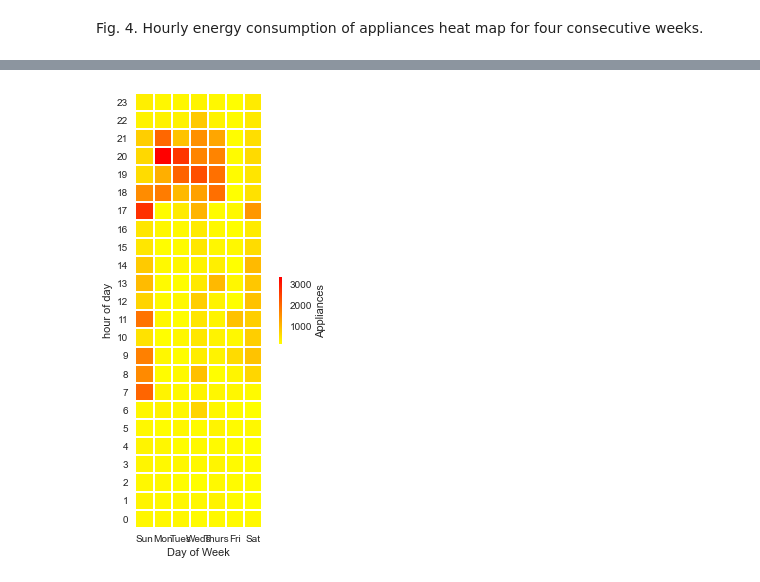
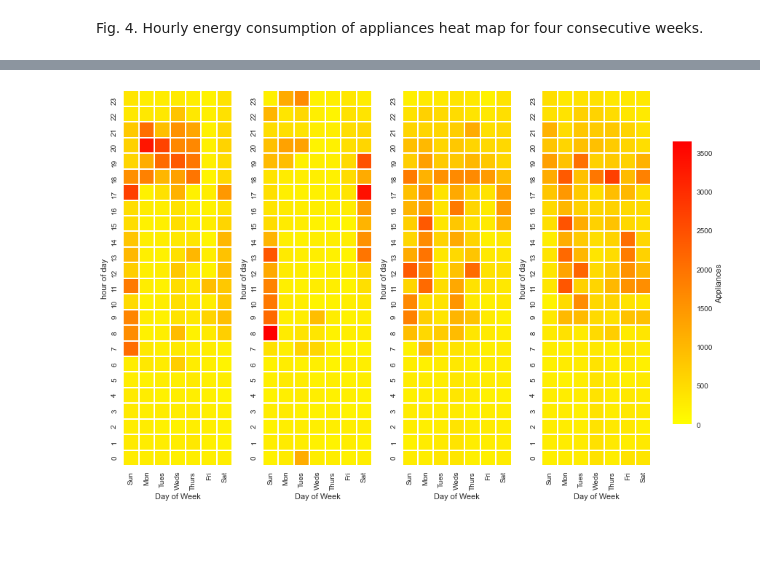
Before and after one commit to mona-piya/DS-portfolio-s1-2021-MonaMunegan, a Jupyter notebook: Portfolio 2.ipynb, the cells around one changed output, grey strips where cells are left out. Saved outputs shown, nothing was run; the diff lists cells and outputs as text; code cells hidden in the pictures; blank space fills up the shorter version.

Commit message:
Added 4 weeks heatmap

```diff
--- a/Portfolio 2.ipynb
+++ b/Portfolio 2.ipynb
@@ -239,10 +200,3 @@ Hourly_data
 #start, end = '2016-01-17', '2016-02-06' #date rage on pdf
 #start, end = '2016-03-01', '2016-03-28'
 #Hourly.loc[start:end]
-# %%
-start, end = '2016-01-17', '2016-01-23'
-Hourly_data=Hourly_data.loc[start:end]
-
-#reshape the data in long form to wide form using Pandas’s pivot_table() function.
-heatmap_data = pd.pivot_table(Hourly_data, values='Houly_App', index=['Hour_of_day'], columns='Days')
-heatmap_data
@@ -268,19 +203,52 @@ heatmap_data
-# %%
-#create list 'Hours' to store the reverse sorted of Hour_of_day
-Hours=Hourly_data.Hour_of_day.unique().tolist()
-Hours=sorted(Hours, reverse=True)
-#print(Hours)
-
-heatmap_data=heatmap_data.loc[Hours]
-plt.figure(figsize=(6,8))
-g=sns.heatmap(heatmap_data, cmap='autumn_r',square=True,
-              cbar_kws={'fraction' : 0.01, 'label': 'Appliances'}, linewidth=1).set(xlabel='Day of Week', ylabel='hour of day')
-
-
-
-plt.xticks(rotation=0)
-plt.yticks(rotation=0)
-
-plt.show()
-# %% [output]
-[figure, removed]
+# %%
+Week1 = Hourly_data.loc['2016-01-17':'2016-01-23']
+Week2 = Hourly_data.loc['2016-01-24':'2016-01-30']
+Week3 = Hourly_data.loc['2016-01-31':'2016-02-06']
+Week4 = Hourly_data.loc['2016-02-07':'2016-02-13']
+
+#reshape the data in long form to wide form using Pandas’s pivot_table() function.
+heatmap_data1 = pd.pivot_table(Week1, values='Appliances', index=['Hour_of_day'], columns='Days', aggfunc='sum')
+heatmap_data2 = pd.pivot_table(Week2, values='Appliances', index=['Hour_of_day'], columns='Days', aggfunc='sum')
+heatmap_data3 = pd.pivot_table(Week3, values='Appliances', index=['Hour_of_day'], columns='Days', aggfunc='sum')
+heatmap_data4 = pd.pivot_table(Week4, values='Appliances', index=['Hour_of_day'], columns='Days', aggfunc='sum')
+
+#create list 'Hours' to store the reverse sorted of Hour_of_day
+Hours=Hourly_data.Hour_of_day.unique().tolist()
+Hours=sorted(Hours, reverse=True)
+
+heatmap_data1=heatmap_data1.loc[Hours]
+heatmap_data2=heatmap_data2.loc[Hours]
+heatmap_data3=heatmap_data3.loc[Hours]
+heatmap_data4=heatmap_data4.loc[Hours]
+
+
+fig, ax = plt.subplots(1, 4, figsize = (12, 18))
+#make an axis for the colorbar on the right side
+cbar_ax = fig.add_axes([.91, .35, .03, .3])
+fig.tight_layout(rect=[0, 0, .9, 1])
+#cbar.ax.set_yticklabels(['0','1000','2000','3000'])
+
+g1 = sns.heatmap(heatmap_data1, ax=ax[0], cmap='autumn_r',square=True, cbar = True, cbar_ax=cbar_ax, vmin=0, vmax=max_value,
+              cbar_kws={'fraction' : 0.01, 'label': 'Appliances'}, linewidth=1).set(xlabel='Day of Week', ylabel='hour of day')
+
+g2 = sns.heatmap(heatmap_data2, ax=ax[1], cmap='autumn_r',square=True, cbar = True, cbar_ax=cbar_ax, vmin=0, vmax=max_value,
+              cbar_kws={'fraction' : 0.01, 'label': 'Appliances'}, linewidth=1).set(xlabel='Day of Week', ylabel='hour of day')
+
+g3 = sns.heatmap(heatmap_data3, ax=ax[2], cmap='autumn_r',square=True, cbar = True, cbar_ax=cbar_ax, vmin=0, vmax=max_value,
+              cbar_kws={'fraction' : 0.01, 'label': 'Appliances'}, linewidth=1).set(xlabel='Day of Week', ylabel='hour of day')
+
+g4 = sns.heatmap(heatmap_data4, ax=ax[3], cmap='autumn_r',square=True, cbar = True, cbar_ax=cbar_ax, vmin=0, vmax=max_value,
+              cbar_kws={'fraction' : 0.01, 'label': 'Appliances'}, linewidth=1).set(xlabel='Day of Week', ylabel='hour of day')
+#("ticks":np.arange(0,22))
+#g1.xticks(rotation=0)
+#plt.xticks(rotation=0)
+#plt.yticks(rotation=0)
+#plt.xticks(fontsize="15")
+
+#fig = gcf()
+ax = fig.gca()
+
+
+plt.show()
+# %% [output]
+[figure, added]
```
Also changed, not shown: parts of 5 cells of this notebook.
